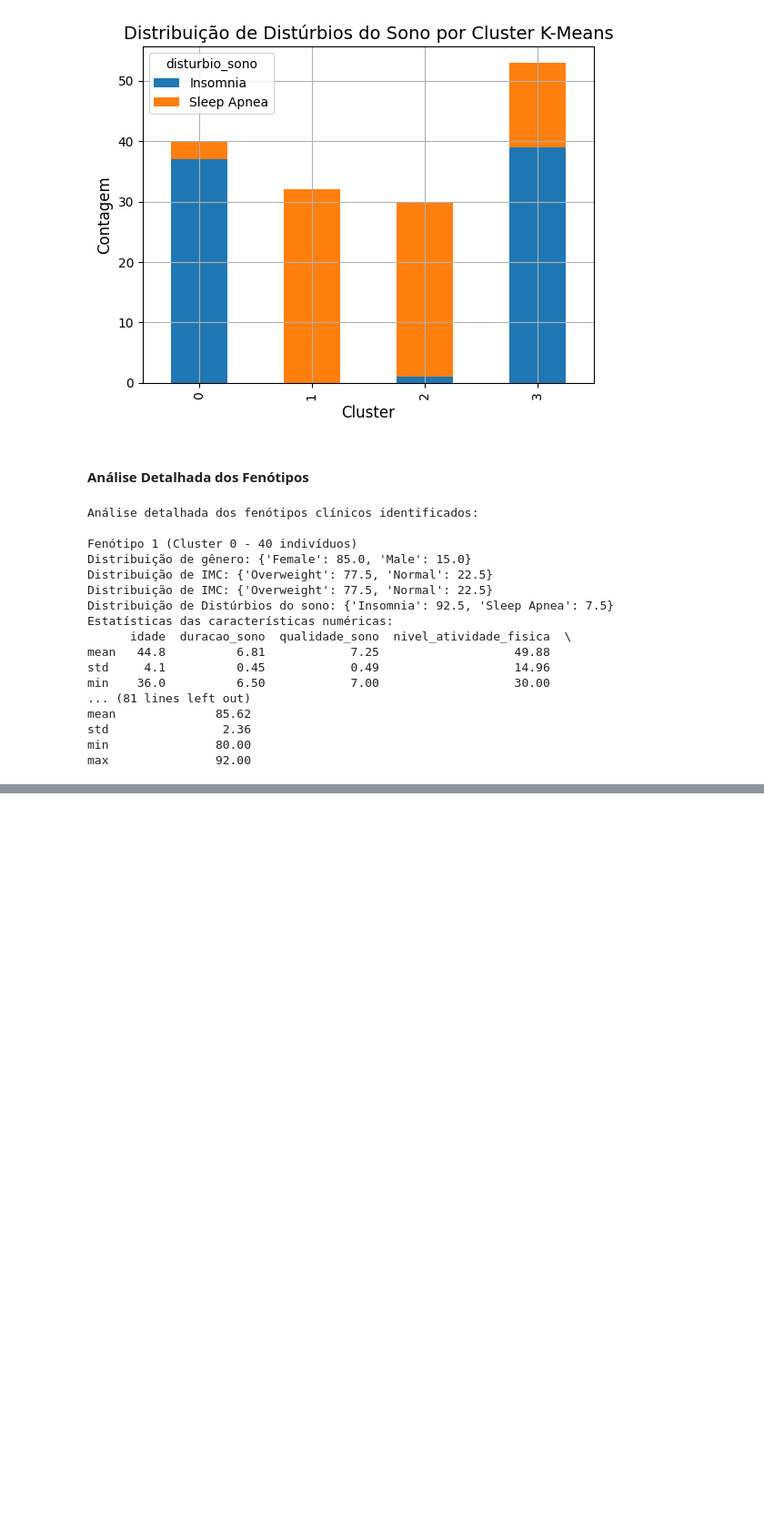
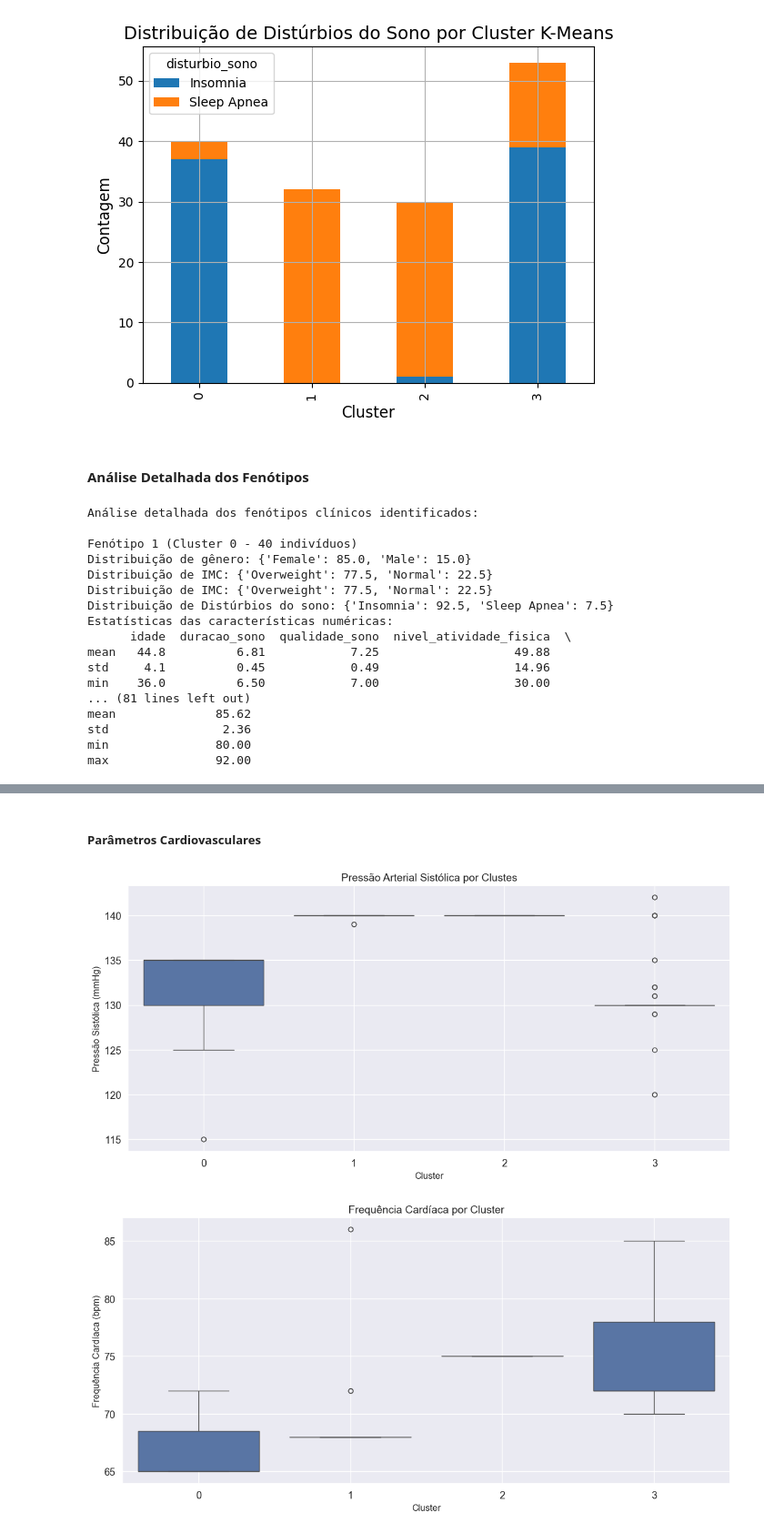
Before and after one commit to brunajeniferf/naosupervisionado, a Jupyter notebook: Health_Sleep.ipynb, the cells around one changed output, grey strips where cells are left out. Shown at 91% size. Cells and saved outputs as stored; diff of their text form; code cells hidden in the pictures; blank space fills up the shorter version.

```diff
--- a/Health_Sleep.ipynb
+++ b/Health_Sleep.ipynb
@@ -649,0 +679,29 @@ max               92.00
+# %% [markdown]
+##### Parâmetros Cardiovasculares
+# %%
+#CONFIGURAÇÕES PARA MELHOR VISUALIZAÇÃO
+plt.style.use('seaborn-v0_8-whitegrid')
+sns.set(font_scale=1.2)
+plt.rcParams['figure.figsize'] = (12, 8)
+plt.rcParams['axes.grid'] = True
+
+#PRESSAO ARTERIAL POR CLUSTER
+plt.figure(figsize=(12,6))
+sns.boxplot(x='cluster_kmeans', y='pressao_sistolica', data=df_tratados)
+plt.title('Pressão Arterial Sistólica por Clustes', fontsize=14)
+plt.xlabel('Cluster', fontsize=12)
+plt.ylabel('Pressão Sistólica (mmHg)', fontsize=12)
+plt.grid(True)
+plt.tight_layout()
+
+#FREQUENCIA CARDIACA POR CLUSTER
+plt.figure(figsize=(12,6))
+sns.boxplot(x='cluster_kmeans', y='frequencia_cardiaca', data=df_tratados)
+plt.title('Frequência Cardíaca por Cluster', fontsize=14)
+plt.xlabel('Cluster', fontsize=12)
+plt.ylabel('Frequência Cardíaca (bpm)', fontsize=12)
+plt.grid(True)
+plt.tight_layout()
+# %% [output]
+[figure, added]
+[figure, added]
```
Also changed, not shown: parts of 9 cells of this notebook.
